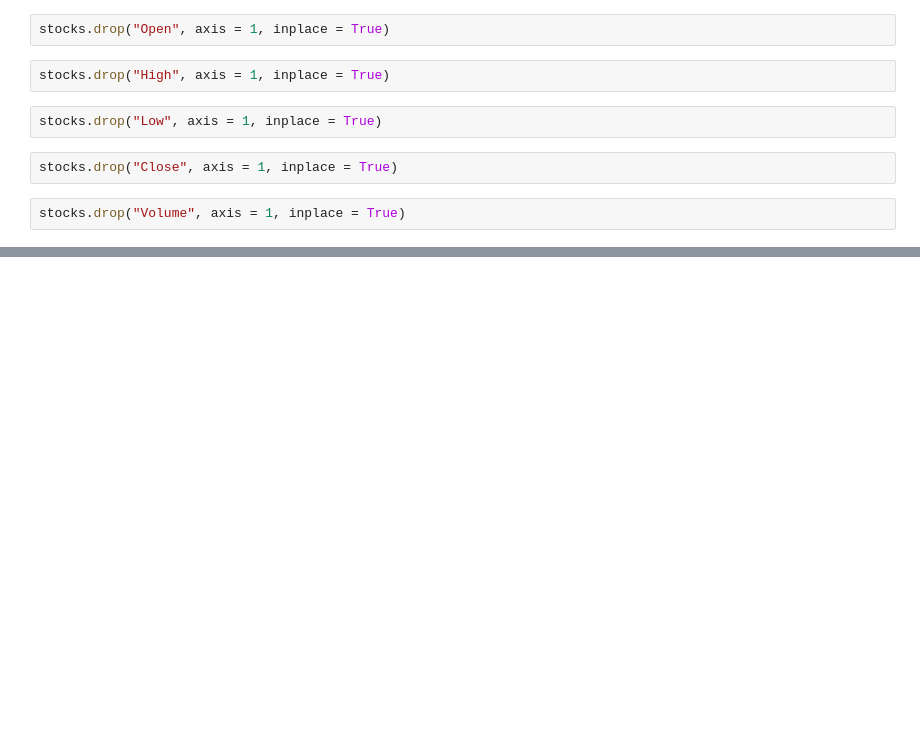
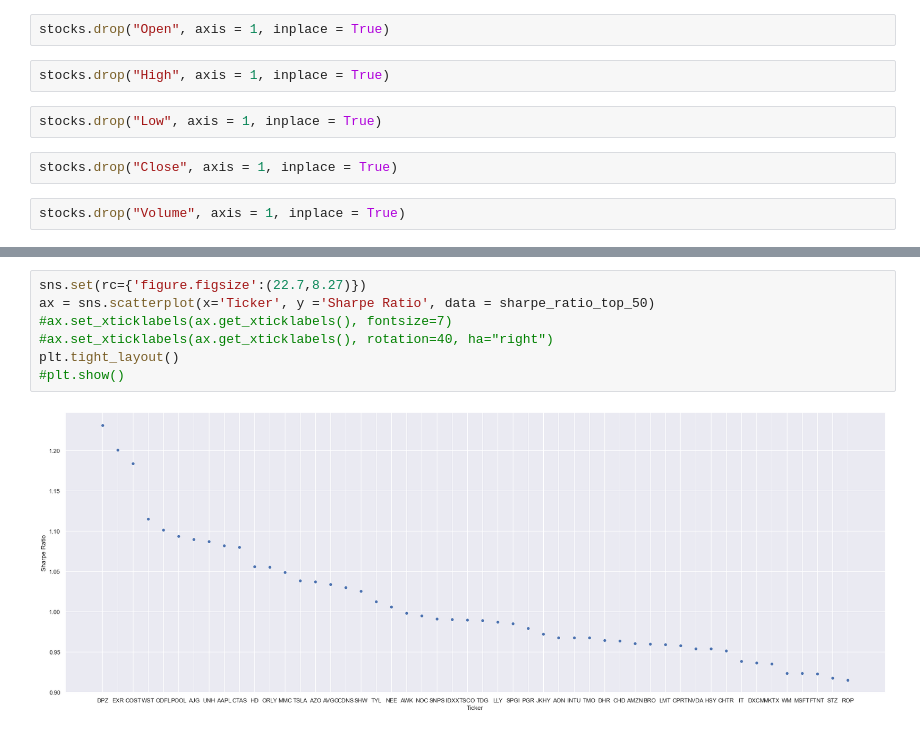
Before and after one commit to salmankhaliq22/Stock-Screener-using-Technical-Analysis-and-Efficient-Frontiers, a Jupyter notebook: 02-Getting data from yfinance.ipynb, the cells around one changed output, grey strips where cells are left out. Drawn from its saved outputs; the diff is of its cells as text; blank space fills up the shorter version.

```diff
--- a/02-Getting data from yfinance.ipynb
+++ b/02-Getting data from yfinance.ipynb
@@ -155,0 +311,9 @@ stocks.to_csv("stocks_spy_adj_close.csv")
+# %%
+sns.set(rc={'figure.figsize':(22.7,8.27)})
+ax = sns.scatterplot(x='Ticker', y ='Sharpe Ratio', data = sharpe_ratio_top_50)
+#ax.set_xticklabels(ax.get_xticklabels(), fontsize=7)
+#ax.set_xticklabels(ax.get_xticklabels(), rotation=40, ha="right")
+plt.tight_layout()
+#plt.show()
+# %% [output]
+[figure, added]
```
Also changed, not shown: parts of 35 cells of this notebook.
